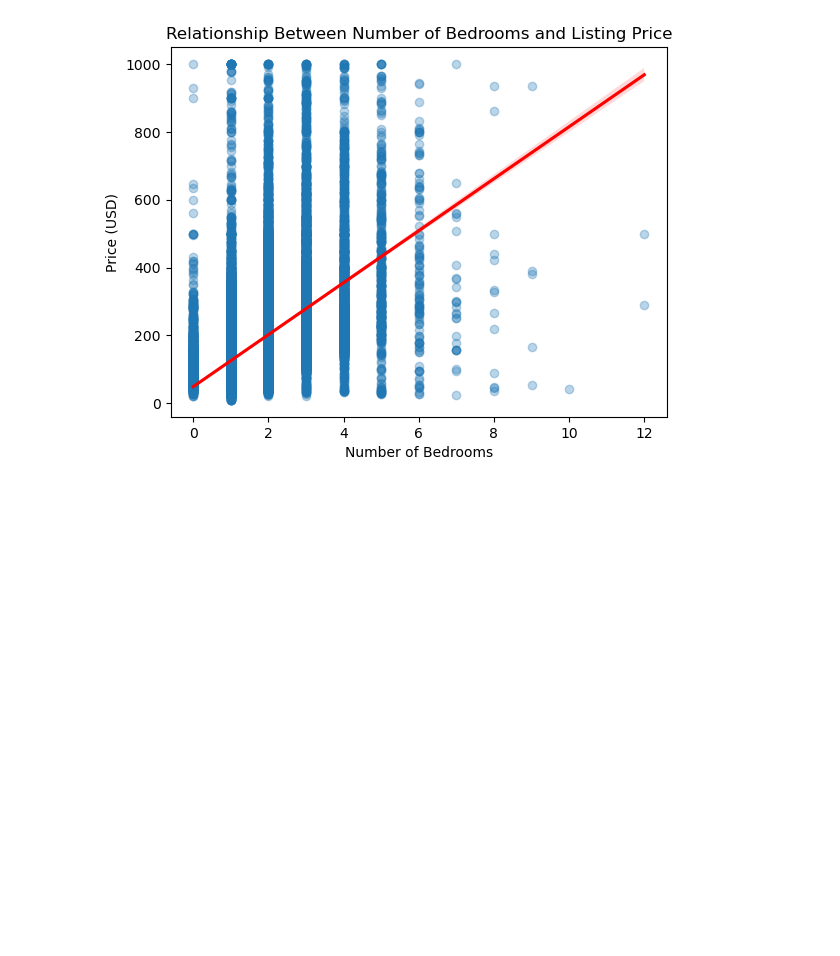
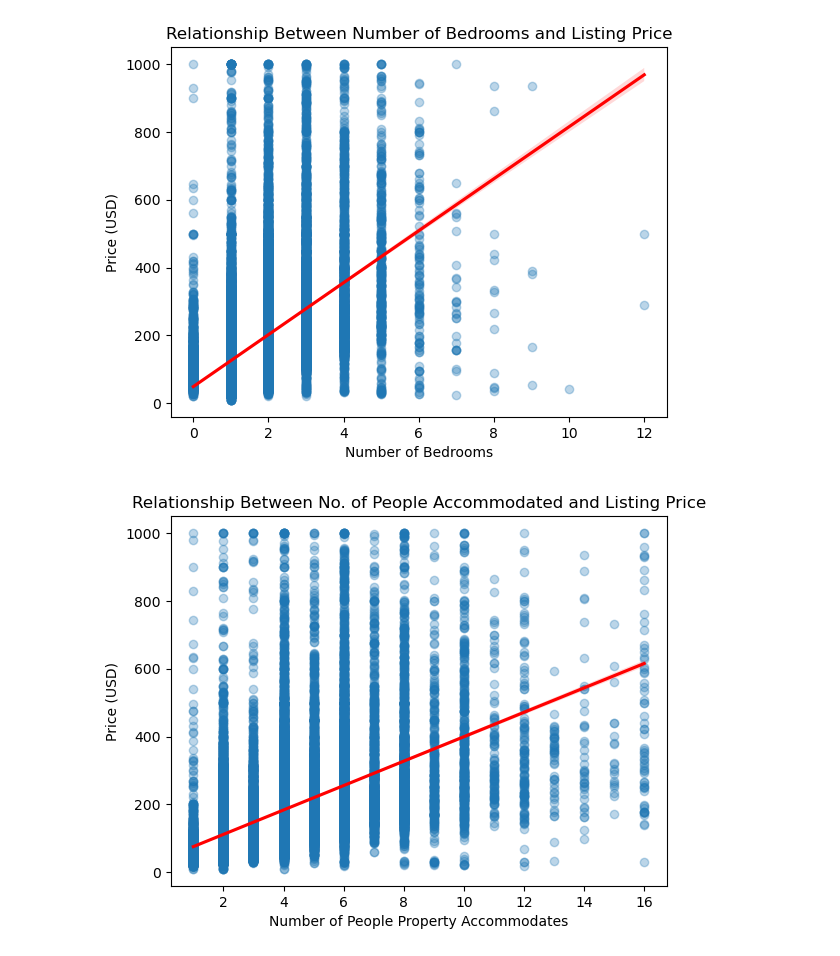
Before and after one commit to ft347/empirical-project, a Jupyter notebook: notebooks/03_data_analysis.ipynb, the cells around one changed output. Cells and saved outputs as stored; diff of their text form; code cells hidden in the pictures; blank space fills up the shorter version.

Commit message:
Add figures from data analysis and create new notebook for modelling

```diff
--- a/notebooks/03_data_analysis.ipynb
+++ b/notebooks/03_data_analysis.ipynb
@@ -85,3 +85,19 @@ plt.savefig("../figures/03_bedrooms_price.png")
 plt.show()
 # %% [output]
 [figure]
+# %%
+# Plotting number of bedrooms against price
+sns.regplot(data=df, x="accommodates", y="price", scatter_kws={'alpha':0.3}, line_kws={'color':'red'})
+
+# Label axes
+plt.title("Relationship Between No. of People Accommodated and Listing Price")
+plt.xlabel("Number of People Property Accommodates")
+plt.ylabel("Price (USD)")
+
+# Save figure
+plt.savefig("../figures/03_accommodates_price.png")
+
+# Show figure
+plt.show()
+# %% [output]
+[figure, added]
```
Also changed, not shown: parts of 4 cells of this notebook, 7 other files.
